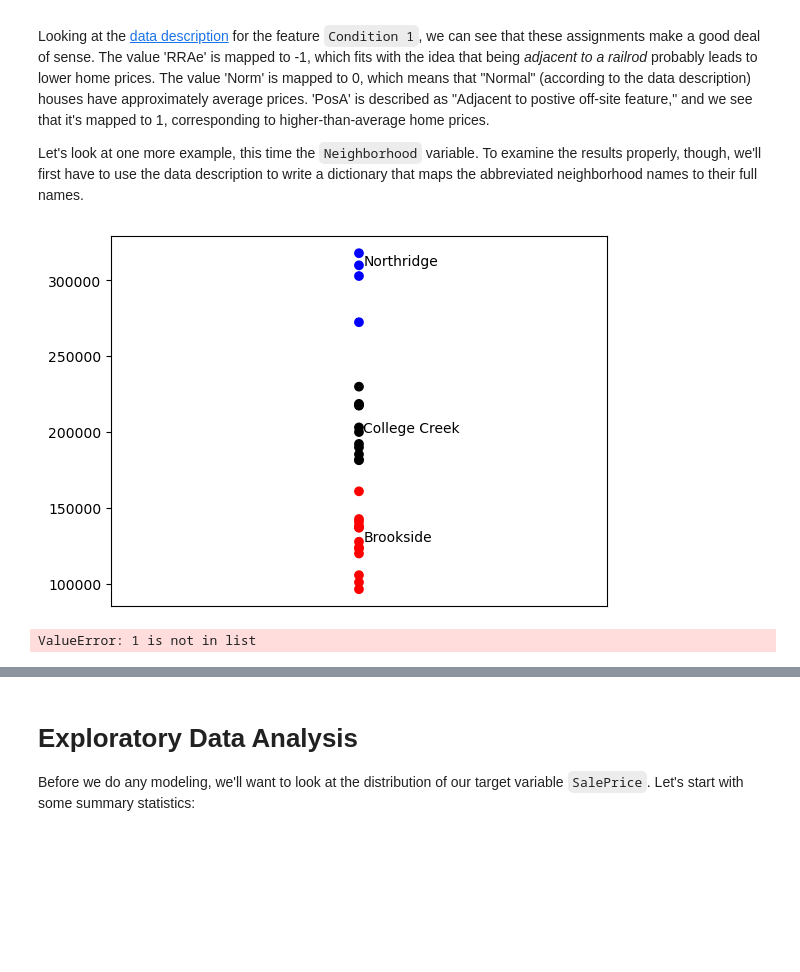
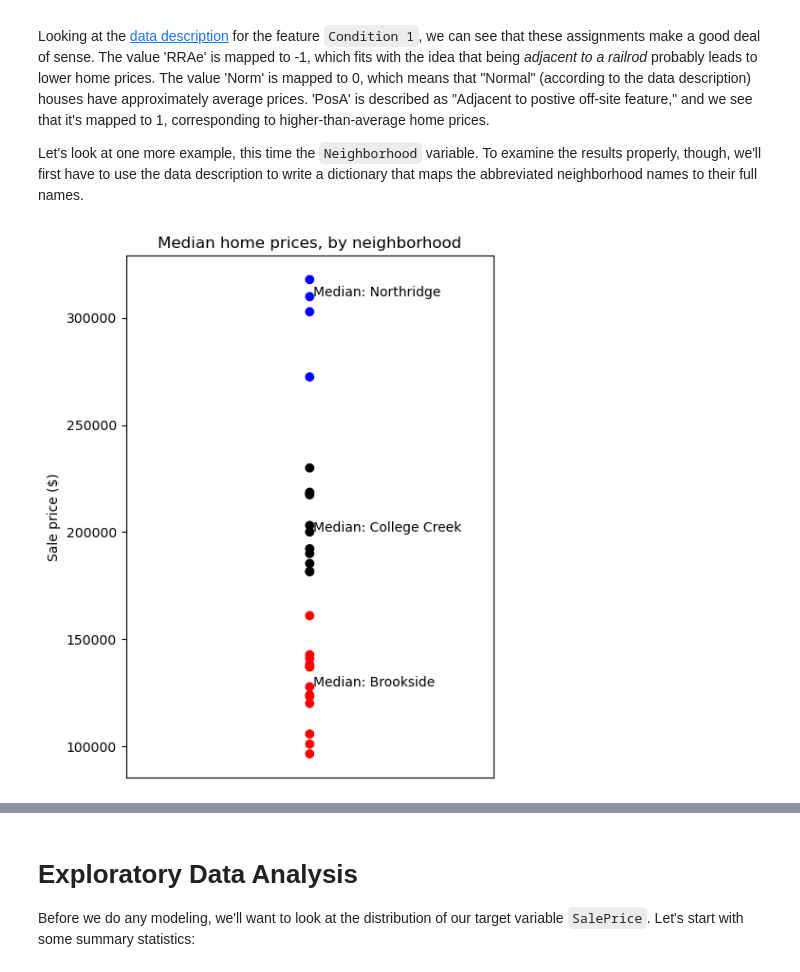
Before and after one commit to simonlazarus/Predicting-House-Prices-with-Linear-Regression, a Jupyter notebook: code/4_modeling.ipynb, the cells around one changed output, grey strips where cells are left out. Drawn from its saved outputs; the diff is of its cells as text; code cells hidden in the pictures; blank space fills up the shorter version.

```diff
--- a/code/4_modeling.ipynb
+++ b/code/4_modeling.ipynb
@@ -201,13 +202,6 @@ open("./nbhd_translations.txt", "w+").write(str(translations));
 med_prices=[]
 names=[]
 nbhd_types=[]
-x_pos=[]
-name_pos=[]
-
-shifts = {0:.1,
-          1:0,
-          2:-.1,
-          3:-.2}
 
 #Loop over neighborhood names
 for i, key in enumerate(translations.keys()):
@@ -220,39 +214,32 @@ for i, key in enumerate(translations.keys()):
 
     #Record that neighborhood's type (1, 0, or -1)
     nbhd_types.append(cat_map_dict['Neighborhood'][key])
-
-    #Add the same x-positition for each neighborhood
-    n = shifts[i%4]
-    name_pos.append(n)
-    x = cat_map_dict['Neighborhood'][key]
-    x_pos.append(x)
 # %%
 colors = ['r' if k == -1 else 'black' if k == 0 else 'b' for k in nbhd_types]
 
 #med_prices
 indices = [[k for k in range(len(nbhd_types)) if nbhd_types[k] == q] for q in [-1,0,1]]
 names_ = [[names[k] for k in indexes] for indexes in indices]
 med_prices_ = [[med_prices[k] for k in indexes] for indexes in indices]
 med_of_each = [min(range(len(indices[i])), key = lambda j: abs(med_prices[indices[i][j]] - np.median(med_prices_[i]))) for i in range(3)]
 
-plt.scatter([1 for i in med_prices], med_prices, color = colours)
+plt.figure(figsize=(5,6))
+
+plt.scatter([1 for i in med_prices], med_prices, color = colors)
 for i in range(3):
-    plt.gca().annotate(names_[i][med_of_each[i]], (1.001, med_prices_[i][med_of_each[i]]))
+    plt.gca().annotate(f"Median: {names_[i][med_of_each[i]]}", (1.001, med_prices_[i][med_of_each[i]]))
+
+plt.title("Median home prices, by neighborhood")
+plt.ylabel("Sale price ($)")
 
 plt.tick_params(
         axis='x',
         which='both',
         bottom=False,
         top=False,
         labelbottom=False)
+
+plt.tight_layout()
+plt.savefig('../images/nbhd_home_prices.png')
 # %% [output]
-[figure, old version]
+[figure, new version]
-# %%
-indices = [[k for k in range(len(nbhd_types)) if nbhd_types[k] == q] for q in [-1,0,1]]
-names = [[names[k] for k in indexes] for indexes in indices]
-med_prices = [[med_prices[k] for k in indexes] for indexes in indices]
-
-for i in range(len(indices)):
-    indices[i].sort(key = lambda j: med_prices[i][indices[i].index(j)])
-# %% [output]
-ValueError: 1 is not in list
```
Also changed, not shown: parts of 26 cells of this notebook, 23 other files.
